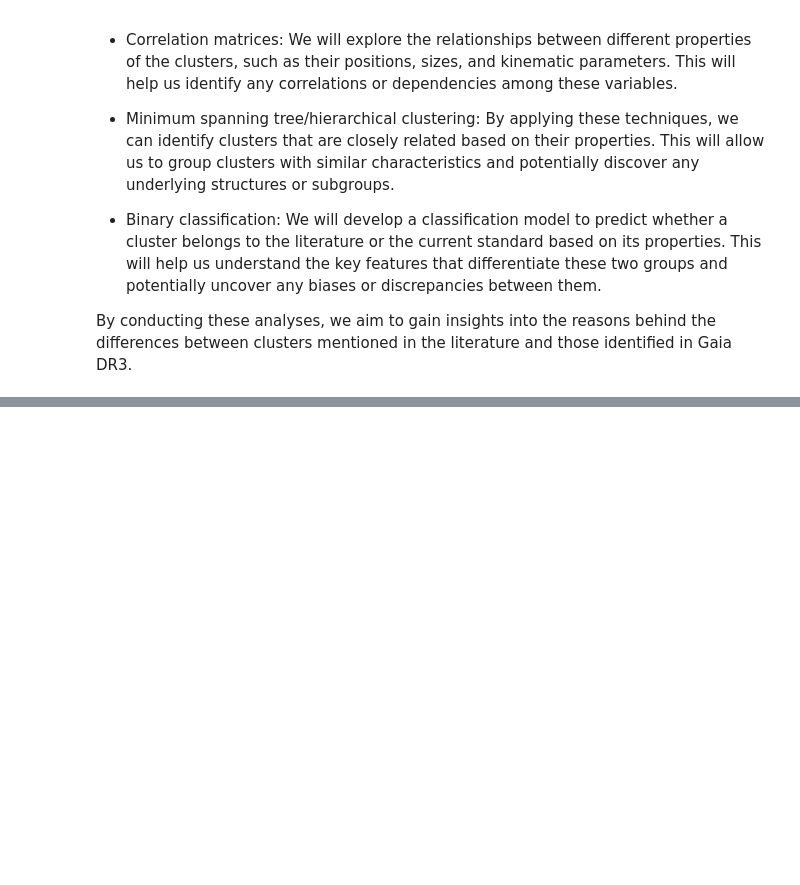
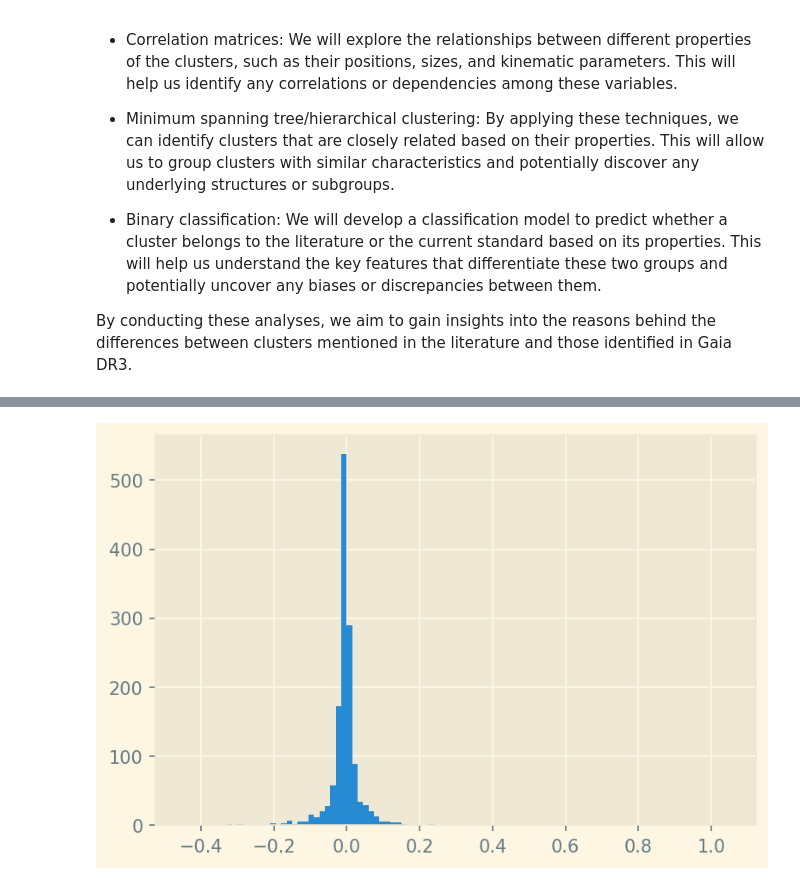
Before and after one commit to jpbatleidenuniv/BRP, a Jupyter notebook: Notebooks/MainNotebook.ipynb, the cells around one changed output, grey strips where cells are left out. Saved outputs shown, nothing was run; the diff lists cells and outputs as text; code cells hidden in the pictures; blank space fills up the shorter version.

```diff
--- a/Notebooks/MainNotebook.ipynb
+++ b/Notebooks/MainNotebook.ipynb
@@ -74,0 +97,9 @@ By conducting these analyses, we aim to gain insights into the reasons behind th
+# %%
+arr1 = np.asarray(khar_matched['GLON_h'])
+arr2 = np.asarray(khar_lit['GLON'])
+
+dif = arr2-arr1
+plt.hist(dif, bins=100)
+plt.show()
+# %% [output]
+[figure, added]
```
Also changed, not shown: parts of 3 cells of this notebook, 1 other file.
